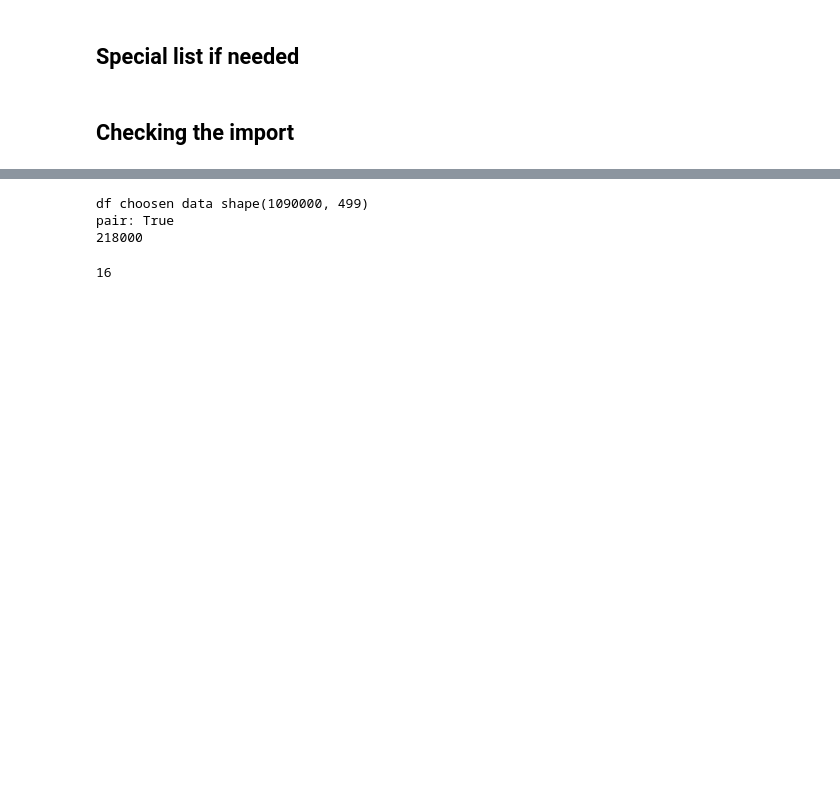
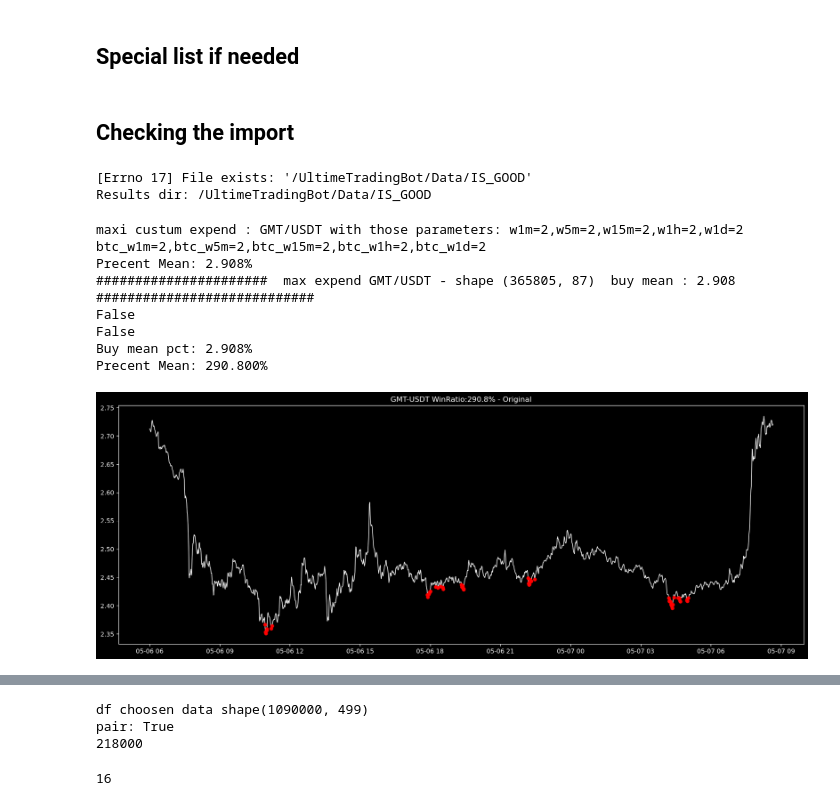
Before and after one commit to AyoubJadouli/Crypto_backtest_tools, a Jupyter notebook: +Opti-customwindow_multiTraining.ipynb, the cells around one changed output, grey strips where cells are left out. Drawn from its saved outputs; the diff is of its cells as text; code cells hidden in the pictures; blank space fills up the shorter version.

```diff
--- a/+Opti-customwindow_multiTraining.ipynb
+++ b/+Opti-customwindow_multiTraining.ipynb
@@ -156,7 +166,7 @@ def buy_optimal(df,BUY_PCT=BUY_PCT,SELL_PCT=SELL_PCT,window=3):
     max_forecast_size=15#MAX_FORCAST_SIZE
     try:
         after_dip_val=1
-    except:
+    except Exception:
         after_dip_val=1
     print(f"after mark = : {after_dip_val}")
     try:
@@ -385,12 +421,19 @@ elif  BUY_MODE=="BUY_OPTIMAL":
     buy_function=buy_optimal
 elif  BUY_MODE=="IS_MIN":
     buy_function=is_local_min
+elif  BUY_MODE=="IS_5MIN":
+    buy_function=is_local_min_plus_5
 elif  BUY_MODE=="IS_HIGH":
     buy_function=is_high_win
 elif  BUY_MODE=="IS_CLOSE":
     buy_function=is_close_win
+elif BUY_MODE=="IS_GOOD":
+    buy_function=is_good_to_buy
 try:
     os.mkdir(DATA_DIR, mode = 0o777)
 except Exception as e:
     print(e)
 print(f"Results dir: {DATA_DIR}")
+# %% [output]
+[Errno 17] File exists: '/UltimeTradingBot/Data/IS_GOOD'
+Results dir: /UltimeTradingBot/Data/IS_GOOD
@@ -397 +611,47 @@ print(f"Results dir: {DATA_DIR}")
+# %%
+BAD_PERIOD_START="2022-08-30"
+BAD_PERIOD_END="2022-11-22"
+pair_to_test="GMT/USDT"
+# MAX_FORCAST_SIZE=120
+
+BUY_PCT_TEST=1.5
+loc_start=0
+loc_end=1000000
+
+
+
+
+# loc_start=df_list1m[pair_to_test].index.get_loc(pd.to_datetime(BAD_PERIOD_START))
+# loc_end=df_list1m[pair_to_test].index.get_loc(pd.to_datetime(BAD_PERIOD_END))
+
+pair=pair_to_test
+OnePair_DF=maxi_expand(pair=pair,i=loc_start,j=loc_end,window=2,metadata=MetaData,BUY_PCT=BUY_PCT,SELL_PCT=SELL_PCT,buy_function=buy_function,
+                           w1m=2,w5m=2,w15m=2,w1h=2,w1d=2,
+                           btc_w1m=2,btc_w5m=2,btc_w15m=2,btc_w1h=2,btc_w1d=2)
+
+
+
+OnePair_DT=OnePair_DF.to_numpy()
+gc.collect()
+OnePair_DT=fixdt(OnePair_DT)
+print(OnePair_DT[0,0] == OnePair_DF.iloc[0,0])
+print(OnePair_DT[5,5] == OnePair_DF.iloc[5,5])
+avggg=hp(OnePair_DF.buy.mean(),"Buy mean pct")
+
+i_win=1440*2
+
+i_start=i_win*20
+
+plot_data("Original", pair_to_test, avggg, OnePair_DF, i_start, i_win, OnePair_DF.buy,dot_color="r",fig_width=25, fig_height=7)
+plot_data("Original", pair_to_test, avggg, OnePair_DF, i_start, i_win, OnePair_DF.buy,dot_color="r",fig_width=25, fig_height=7)
+plot_data("Original", pair_to_test, avggg, OnePair_DF, i_start, i_win, OnePair_DF.buy,dot_color="r",fig_width=25, fig_height=7)
+# %% [output]
+maxi custum expend : GMT/USDT with those parameters: w1m=2,w5m=2,w15m=2,w1h=2,w1d=2 btc_w1m=2,btc_w5m=2,btc_w15m=2,btc_w1h=2,btc_w1d=2
+Precent Mean: 2.908%
+######################  max expend GMT/USDT - shape (365805, 87)  buy mean : 2.908 ############################
+False
+False
+Buy mean pct: 2.908%
+Precent Mean: 290.800%
+[figure, added]
 # %%
```
Also changed, not shown: parts of 38 cells of this notebook, 26 other files.
